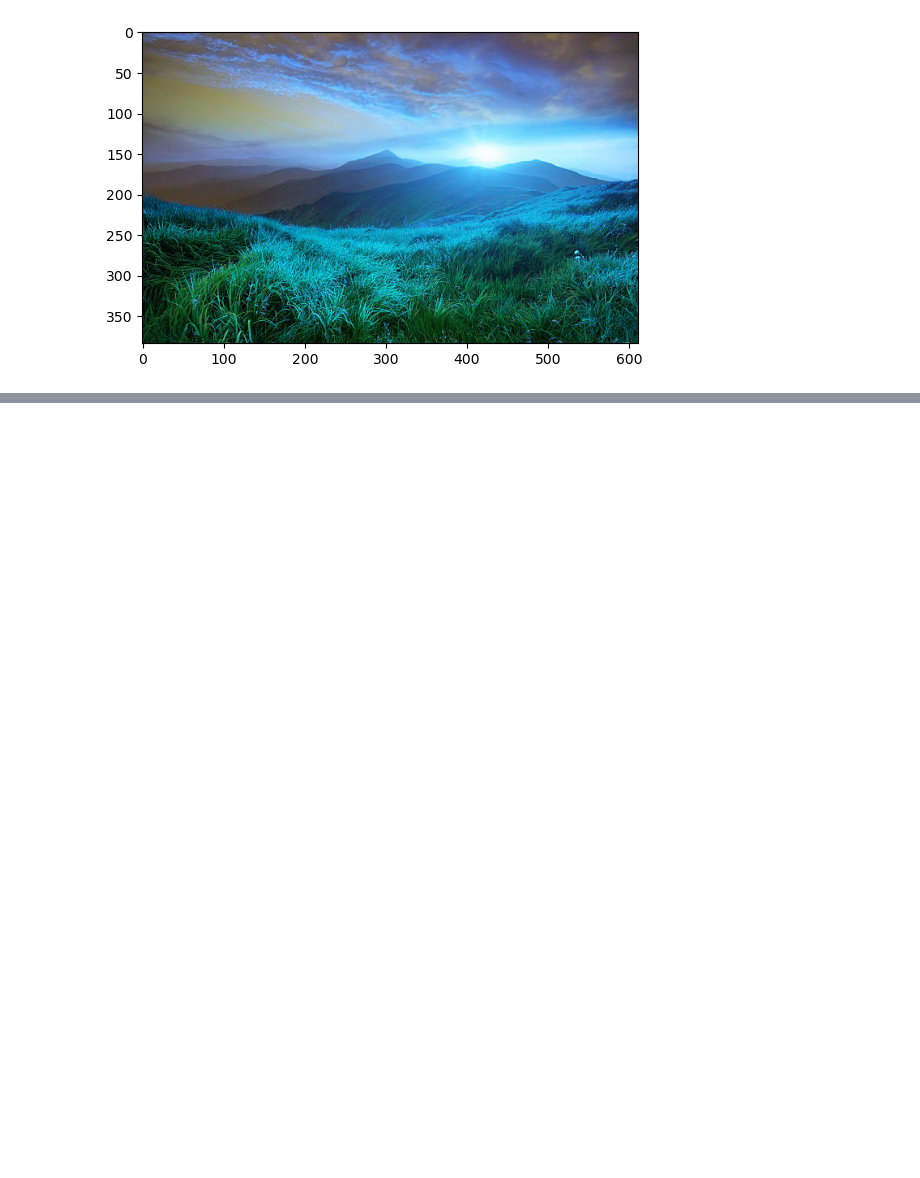
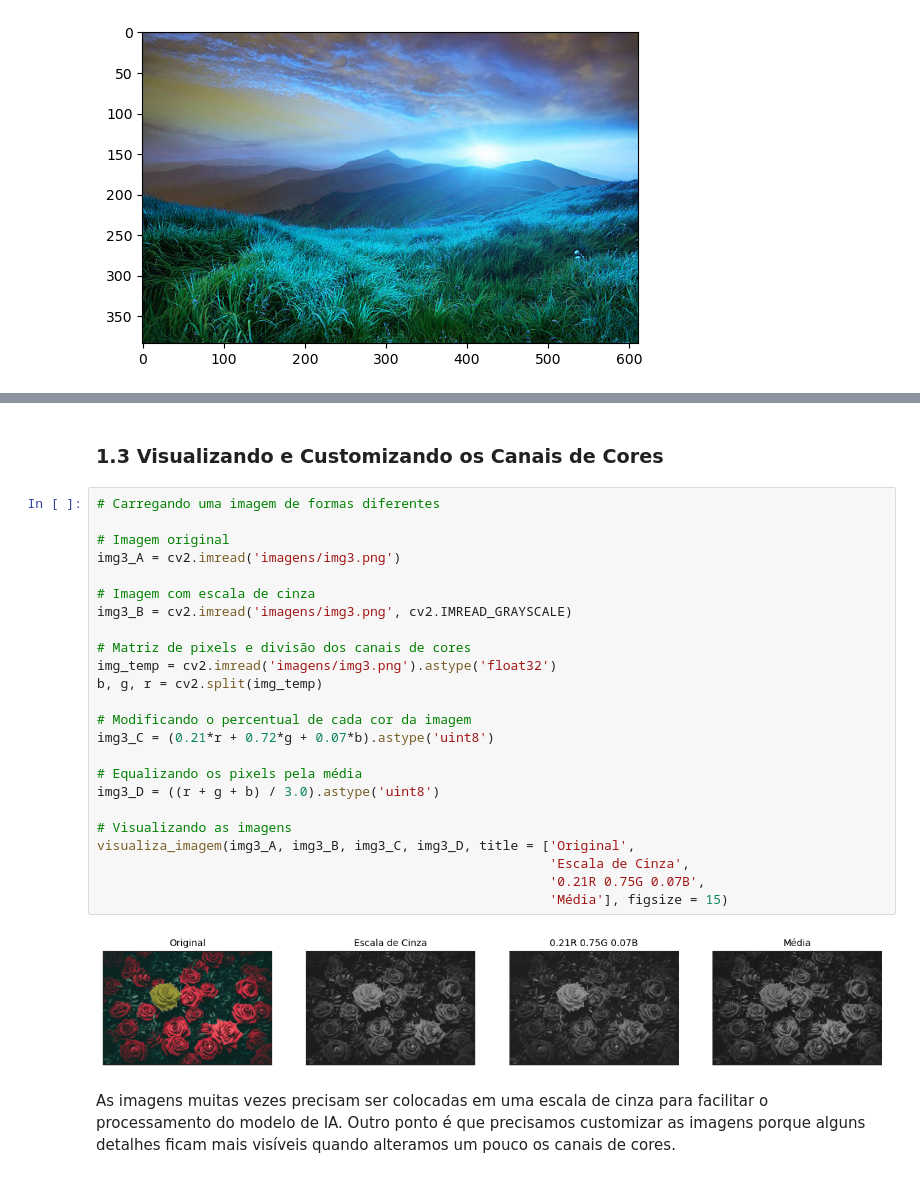
Before and after one commit to marcosmorais94/formacao-inteligencia-artificial, a Jupyter notebook: analises-imagens-IA/Projeto1-Manipulacao_Imagens_IA.ipynb, the cells around one changed output, grey strips where cells are left out. Saved outputs shown, nothing was run; the diff lists cells and outputs as text; blank space fills up the shorter version.

```diff
--- a/analises-imagens-IA/Projeto1-Manipulacao_Imagens_IA.ipynb
+++ b/analises-imagens-IA/Projeto1-Manipulacao_Imagens_IA.ipynb
@@ -96,0 +143,30 @@ plt.imshow(img1)
+# %% [markdown]
+### 1.3 Visualizando e Customizando os Canais de Cores
+# %%
+# Carregando uma imagem de formas diferentes
+
+# Imagem original
+img3_A = cv2.imread('imagens/img3.png')
+
+# Imagem com escala de cinza
+img3_B = cv2.imread('imagens/img3.png', cv2.IMREAD_GRAYSCALE)
+
+# Matriz de pixels e divisão dos canais de cores
+img_temp = cv2.imread('imagens/img3.png').astype('float32')
+b, g, r = cv2.split(img_temp)
+
+# Modificando o percentual de cada cor da imagem
+img3_C = (0.21*r + 0.72*g + 0.07*b).astype('uint8')
+
+# Equalizando os pixels pela média
+img3_D = ((r + g + b) / 3.0).astype('uint8')
+
+# Visualizando as imagens
+visualiza_imagem(img3_A, img3_B, img3_C, img3_D, title = ['Original',
+                                                          'Escala de Cinza',
+                                                          '0.21R 0.75G 0.07B',
+                                                          'Média'], figsize = 15)
+# %% [output]
+[figure, added]
+# %% [markdown]
+As imagens muitas vezes precisam ser colocadas em uma escala de cinza para facilitar o processamento do modelo de IA. Outro ponto é que precisamos customizar as imagens porque alguns detalhes ficam mais visíveis quando alteramos um pouco os canais de cores.
```
Also changed, not shown: parts of 10 cells of this notebook.
